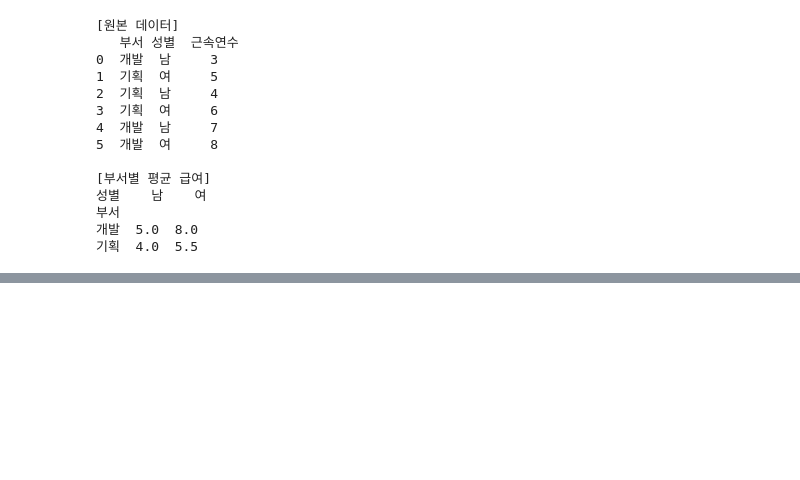
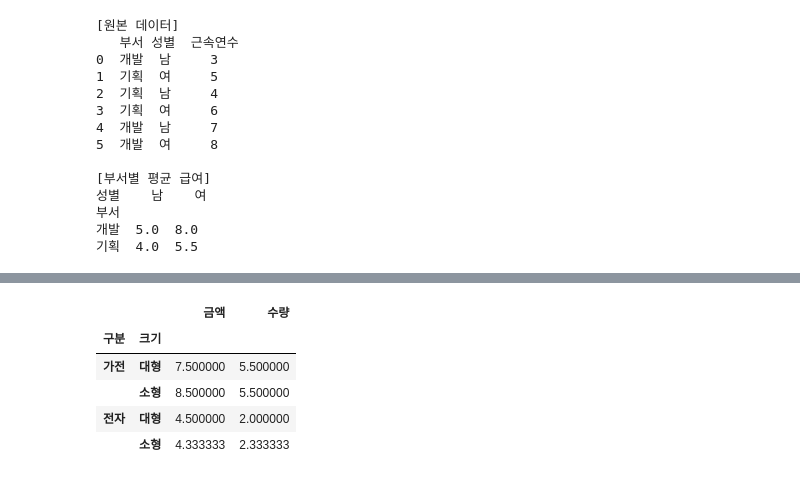
Before and after one commit to rlgus3351/-BigDataAnalyst, a Jupyter notebook: ch1/251026.ipynb, the cells around one changed output, grey strips where cells are left out. Saved outputs shown, nothing was run; the diff lists cells and outputs as text; code cells hidden in the pictures; blank space fills up the shorter version.

```diff
--- a/ch1/250519.ipynb
+++ b/ch1/251026.ipynb
@@ -1900,0 +1904,16 @@ pt
+# %%
+# 여러 열에 대해 각기 다른 집계 함수 적용
+pt = df.pivot_table(
+    index=['구분','크기'],
+    values=['수량','금액'],
+    aggfunc={'수량' : 'mean','금액':'mean'}
+)
+
+pt
+# %% [output]
+|  |  | 금액 | 수량 |
+| 구분 | 크기 |  |  |
+| 가전 | 대형 | 7.500000 | 5.500000 |
+|  | 소형 | 8.500000 | 5.500000 |
+| 전자 | 대형 | 4.500000 | 2.000000 |
+|  | 소형 | 4.333333 | 2.333333 |
```
Also changed, not shown: parts of 3 cells of this notebook, 2 other files.
